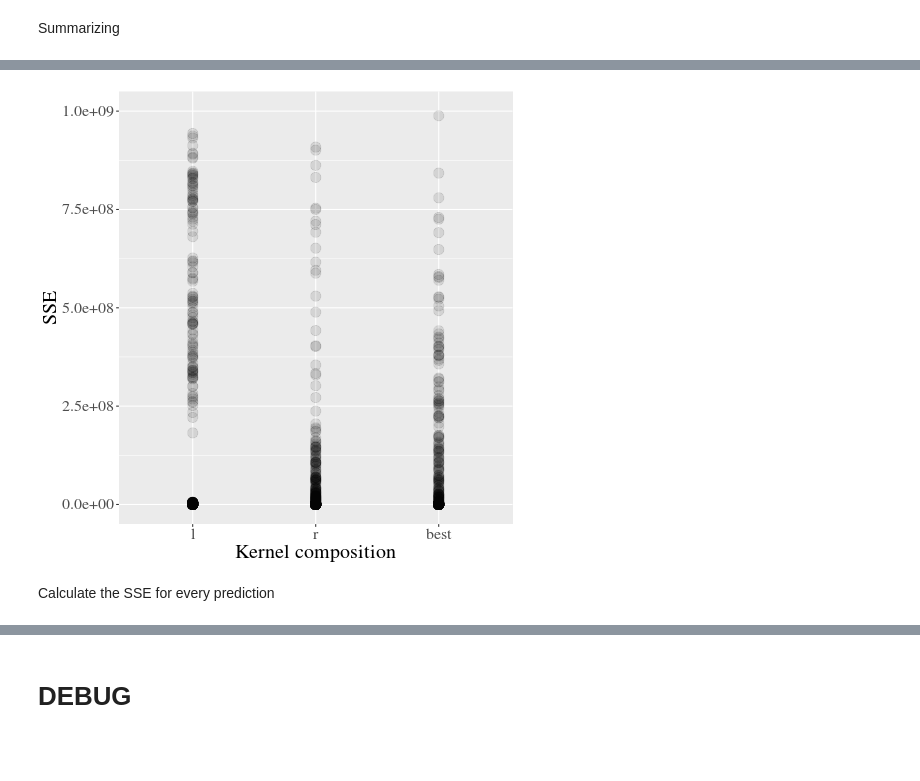
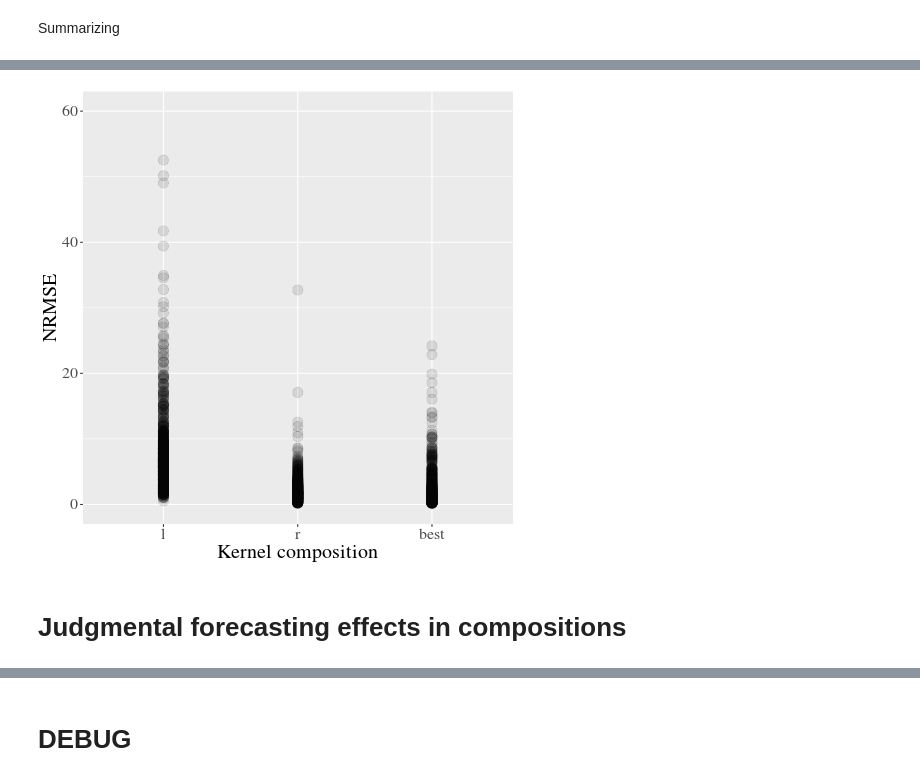
Before and after one commit to ericschulz/compforca, a Jupyter notebook: Data analysis/Compositional Analysis - GPflow.ipynb, the cells around one changed output, grey strips where cells are left out. Drawn from its saved outputs; the diff is of its cells as text; code cells hidden in the pictures; blank space fills up the shorter version.

```diff
--- a/Data analysis/Compositional Analysis - GPflow.ipynb
+++ b/Data analysis/Compositional Analysis - GPflow.ipynb
@@ -618,12 +648,15 @@ png
 # %%
 %%R
 p <- ggplot(sses, aes(x=kernel, y=sse, group=kernel)) +
         geom_point(alpha=0.1, aes(size=3)) +
-        xlab("Kernel composition") + ylab("NMSE") +
+        xlab("Kernel composition") + ylab("NRMSE") +
+        ylim(0,60) +
         theme(text = element_text(size=20, family="serif"),
             plot.title = element_text(hjust = 0.5),
             legend.position="none")
+
+#svg("Images/kernels_nmse2.svg")
+p
+#dev.off()
 # %% [output]
-[figure, old version]
+[figure, new version]
-# %% [markdown]
-Calculate the SSE for every prediction
@@ -631,0 +663,2 @@ Calculate the SSE for every prediction
+# %% [markdown]
+# Judgmental forecasting effects in compositions
```
Also changed, not shown: parts of 27 cells of this notebook, 2 other files.
